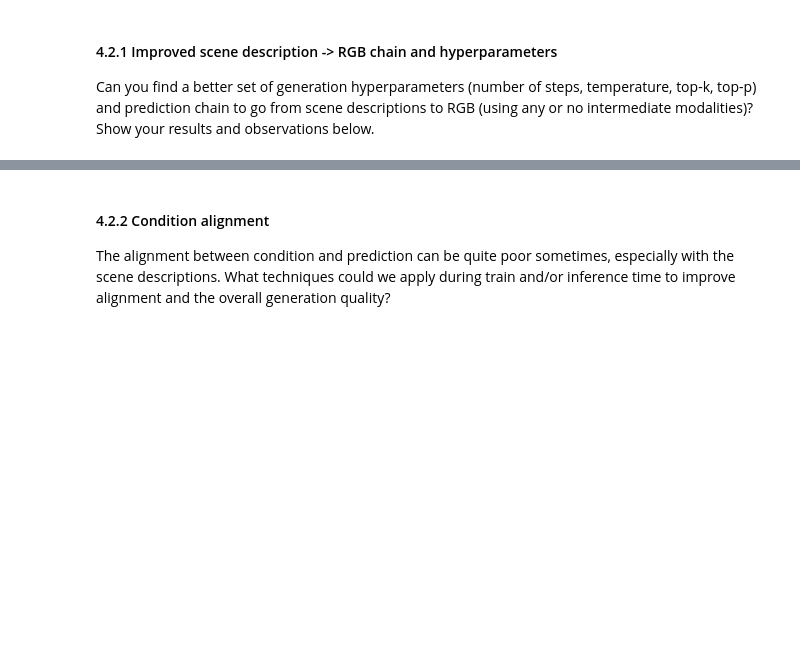
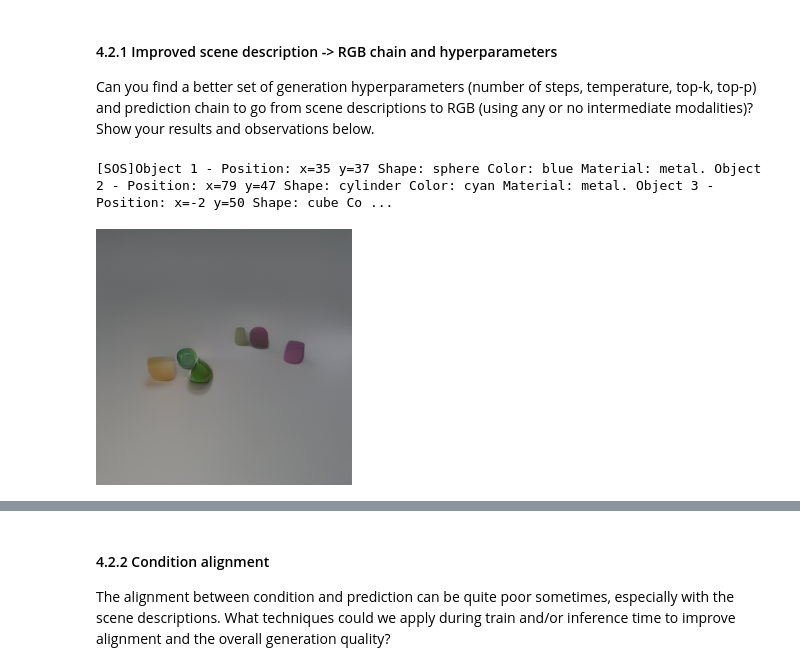
Before and after one commit to MIQUEL-LOPEZ-ESCORIZA/2026-Spring-CS503-Visual-Intelligence-Homework, a Jupyter notebook: NanoFM_Homeworks/notebooks/CS503_FM_part3_nano4M.ipynb, the cells around one changed output, grey strips where cells are left out. Cells and saved outputs as stored; diff of their text form; code cells hidden in the pictures; blank space fills up the shorter version.

```diff
--- a/NanoFM_Homeworks/notebooks/CS503_FM_part3_nano4M.ipynb
+++ b/NanoFM_Homeworks/notebooks/CS503_FM_part3_nano4M.ipynb
@@ -615,7 +597,7 @@ FileNotFoundError: [Errno 2] No such file or directory: './outputs/nano4M/multic
 To test the model, let's load some (unmasked) samples from the validation set:
 # %%
 dataset = SimpleMultimodalDataset(
-    root_dir='/work/com-304/datasets/clevr_com_304/',
+    root_dir='/home/milopez/me/2026-Spring-CS503-Visual-Intelligence-Homework/NanoFM_Homeworks/datasets/clevr',
     split='val',
     modalities=modalities,
     sample_from_k_augmentations=1,
@@ -633,7 +615,7 @@ def construct_input_from_sample(dataset, idx, input_modality):
     return enc_input_tokens, enc_input_positions, enc_input_modalities
 
 def show_modality(tokens, modality):
-    if modality == 'scene_desc':
+    if modality == 'scene_desc' or modality == 'caption':
         print(dataset.text_tokenizer.decode(tokens[0]))
     else:
         token_ids_to_image(tokens, image_tokenizer, to_pil=True).show()
@@ -719,0 +717,18 @@ Can you find a better set of generation hyperparameters (number of steps, temper
+# %%
+input_modality = 'scene_desc'
+sample_idx = 0
+
+x_tokens, x_positions, x_modalities = construct_input_from_sample(dataset, idx=sample_idx, input_modality=input_modality)
+show_modality(x_tokens, input_modality)
+
+target_mod = 'tok_rgb@256'
+num_steps, temp, top_p, top_k = 16, 0.01, 0.9, 0.0
+
+pred_tokens, x_tokens, x_positions, x_modalities = model.generate_one_modality_roar(
+    x_tokens, x_positions, x_modalities, target_mod=target_mod,
+    num_steps=num_steps, temp=temp, top_p=top_p, top_k=top_k,
+)
+show_modality(pred_tokens, target_mod)
+# %% [output]
+[SOS]Object 1 - Position: x=35 y=37 Shape: sphere Color: blue Material: metal. Object 2 - Position: x=79 y=47 Shape: cylinder Color: cyan Material: metal. Object 3 - Position: x=-2 y=50 Shape: cube Co ...
+[figure, added]
```
Also changed, not shown: parts of 44 cells of this notebook, 7 other files.
